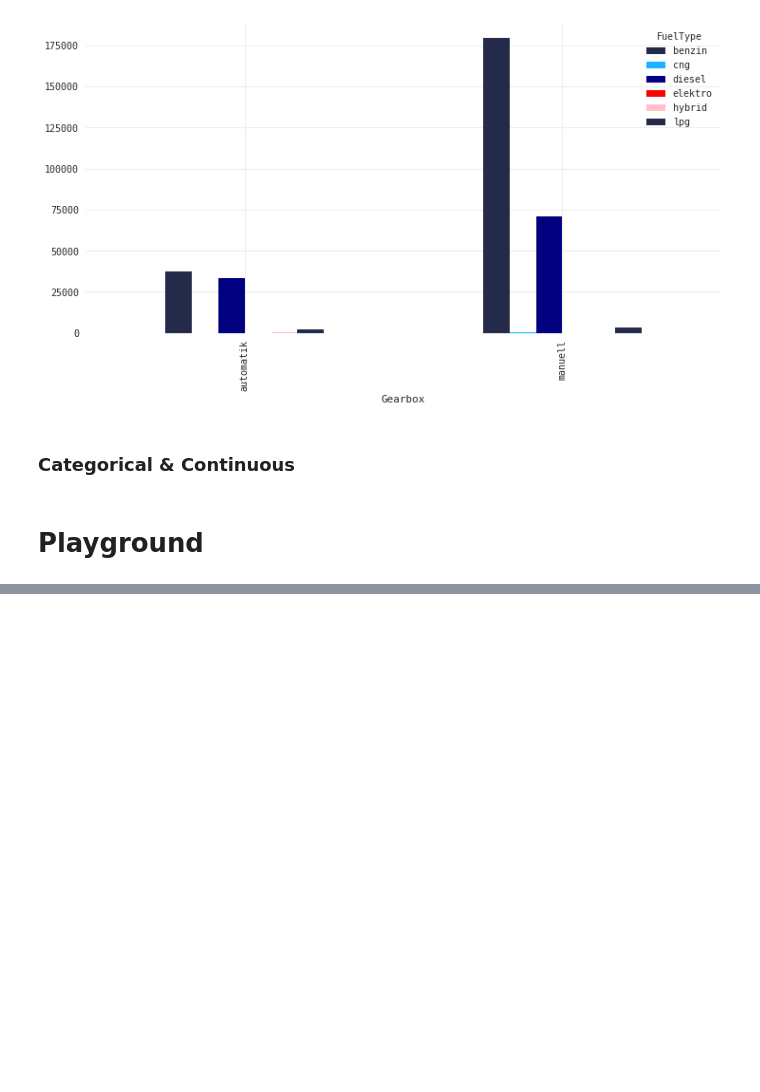
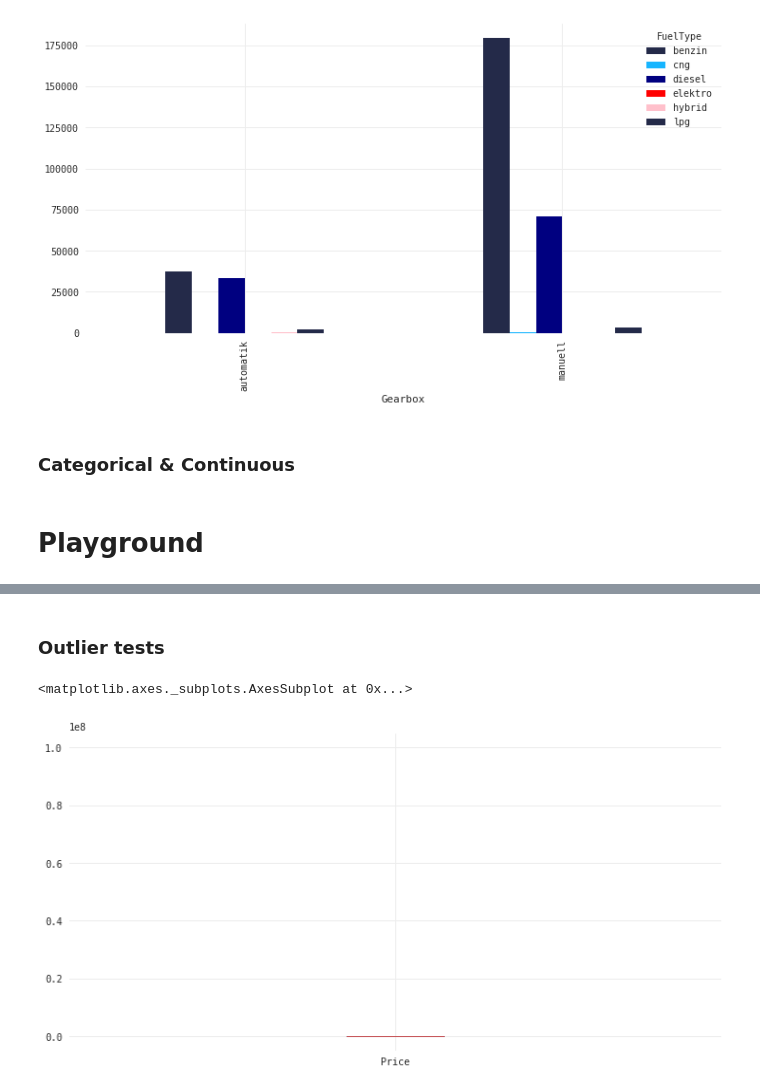
Before and after one commit to qu4ku/datasets-analysis, a Jupyter notebook: 005-used-cars-database.ipynb, the cells around one changed output, grey strips where cells are left out. Saved outputs shown, nothing was run; the diff lists cells and outputs as text; code cells hidden in the pictures; blank space fills up the shorter version.

```diff
--- a/005-used-cars-database.ipynb
+++ b/005-used-cars-database.ipynb
@@ -625,0 +672,9 @@ for model in top_20_models:
+# %% [markdown]
+### Outlier tests
+# %%
+golf_price = df.Price[df.Model == 'golf']
+# %%
+golf_price.plot(kind='box')
+# %% [output]
+<matplotlib.axes._subplots.AxesSubplot at 0x...>
+[figure, added]
```
Also changed, not shown: parts of 31 cells of this notebook.
